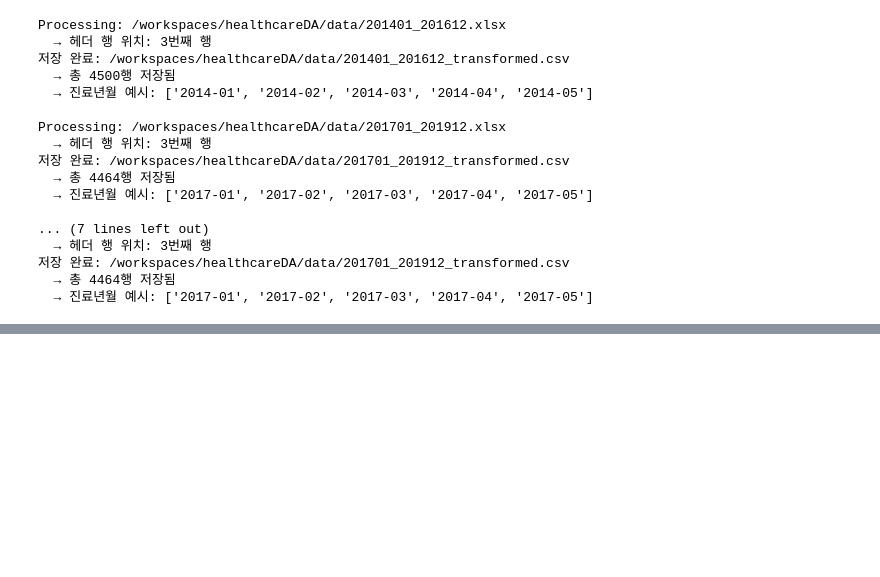
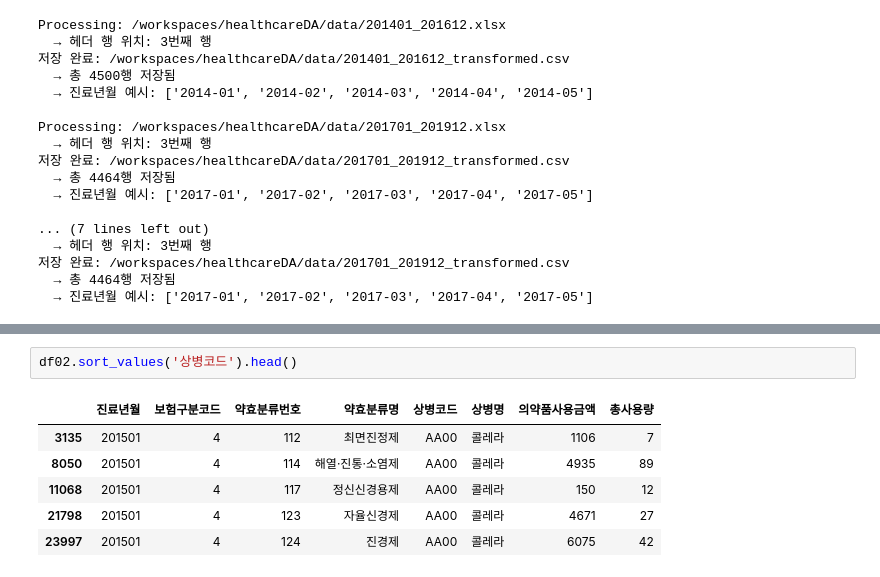
Before and after one commit to benskim/healthcareDA, a Jupyter notebook: src/temp.ipynb, the cells around one changed output, grey strips where cells are left out. Saved outputs shown, nothing was run; the diff lists cells and outputs as text; blank space fills up the shorter version.

```diff
--- a/src/temp.ipynb
+++ b/src/temp.ipynb
@@ -216,0 +606,9 @@ dtype: object
+# %%
+df02.sort_values('상병코드').head()
+# %% [output]
+|  | 진료년월 | 보험구분코드 | 약효분류번호 | 약효분류명 | 상병코드 | 상병명 | 의약품사용금액 | 총사용량 |
+| 3135 | 201501 | 4 | 112 | 최면진정제 | AA00 | 콜레라 | 1106 | 7 |
+| 8050 | 201501 | 4 | 114 | 해열·진통·소염제 | AA00 | 콜레라 | 4935 | 89 |
+| 11068 | 201501 | 4 | 117 | 정신신경용제 | AA00 | 콜레라 | 150 | 12 |
+| 21798 | 201501 | 4 | 123 | 자율신경제 | AA00 | 콜레라 | 4671 | 27 |
+| 23997 | 201501 | 4 | 124 | 진경제 | AA00 | 콜레라 | 6075 | 42 |
```
Also changed, not shown: parts of 20 cells of this notebook, 10 other files.
